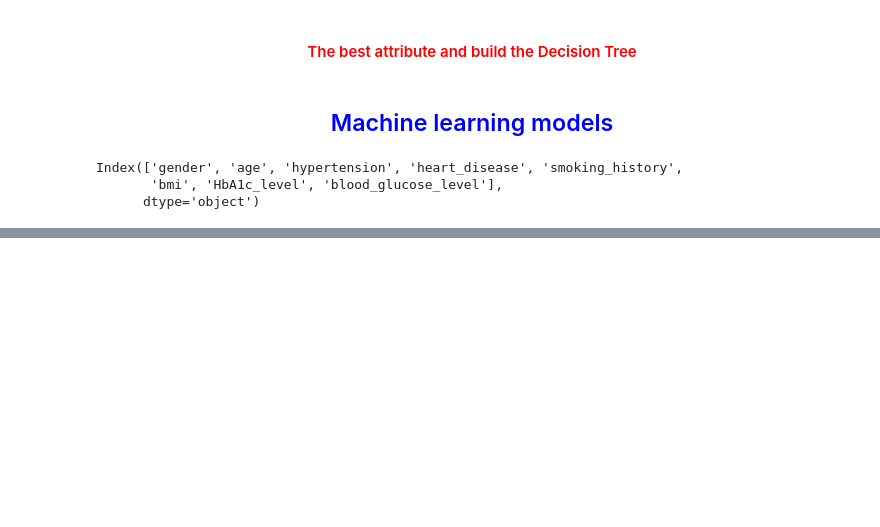
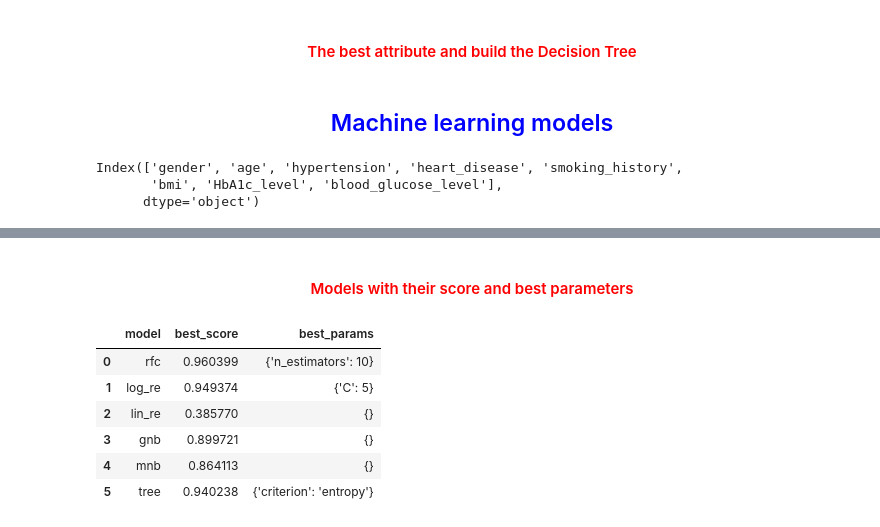
Before and after one commit to NANITH777/Diabetes-Prediction-ID3_Alg-ML-Models, a Jupyter notebook: Odev.ipynb, the cells around one changed output, grey strips where cells are left out. Cells and saved outputs as stored; diff of their text form; code cells hidden in the pictures; blank space fills up the shorter version.

```diff
--- a/Odev.ipynb
+++ b/Odev.ipynb
@@ -465,0 +507,31 @@ X_train, X_test, y_train, y_test = train_test_split(attribute_names, target, tes
+# %%
+model_params={
+
+    'rfc':{
+        'model': RandomForestClassifier(criterion='entropy'),
+        'params': {'n_estimators':[1,5,10]}
+    },
+    'log_re':{
+        'model': LogisticRegression(solver='liblinear', multi_class='auto'),
+        'params':{'C':[1,5,10]}
+    },
+    'lin_re':{
+        'model': LinearRegression(),
+        'params':{}
+    },
+    'gnb':{
+        'model':GaussianNB(),
+        'params':{}
+    },
+    'mnb':{
+        'model':MultinomialNB(),
+        'params':{}
+    },
+    'tree':{
+        'model': DecisionTreeClassifier(),
+        'params':{
+            'criterion':['entropy', 'gini']
+        }
+    }
+
+}
@@ -465,0 +549,13 @@ X_train, X_test, y_train, y_test = train_test_split(attribute_names, target, tes
+# %% [markdown]
+<h4 style='color: red; text-align: center'>Models with their score and best parameters</h4>
+# %%
+df=pd.DataFrame(scores, columns=['model', 'best_score','best_params'])
+df
+# %% [output]
+|  | model | best_score | best_params |
+| 0 | rfc | 0.960399 | {'n_estimators': 10} |
+| 1 | log_re | 0.949374 | {'C': 5} |
+| 2 | lin_re | 0.385770 | {} |
+| 3 | gnb | 0.899721 | {} |
+| 4 | mnb | 0.864113 | {} |
+| 5 | tree | 0.940238 | {'criterion': 'entropy'} |
```
Also changed, not shown: parts of 19 cells of this notebook.
